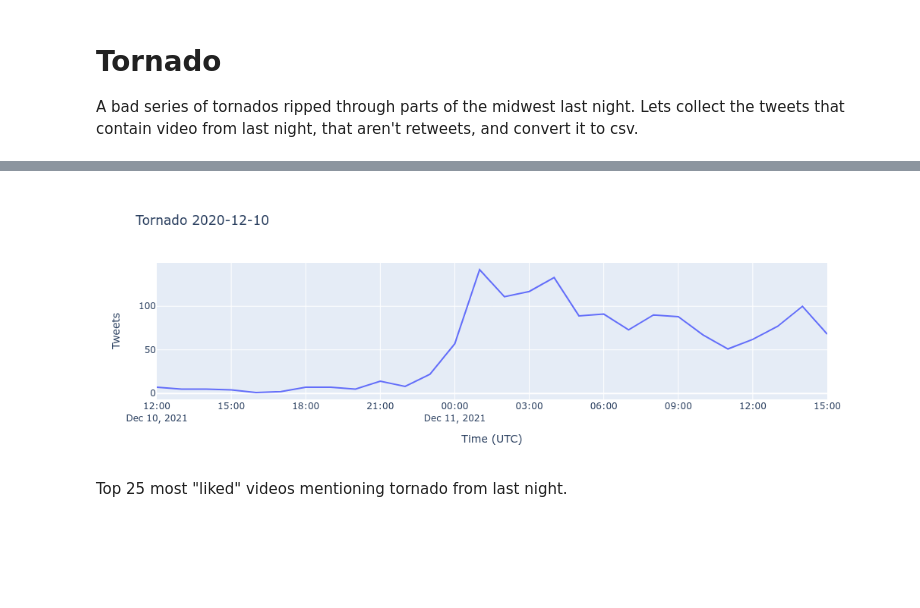
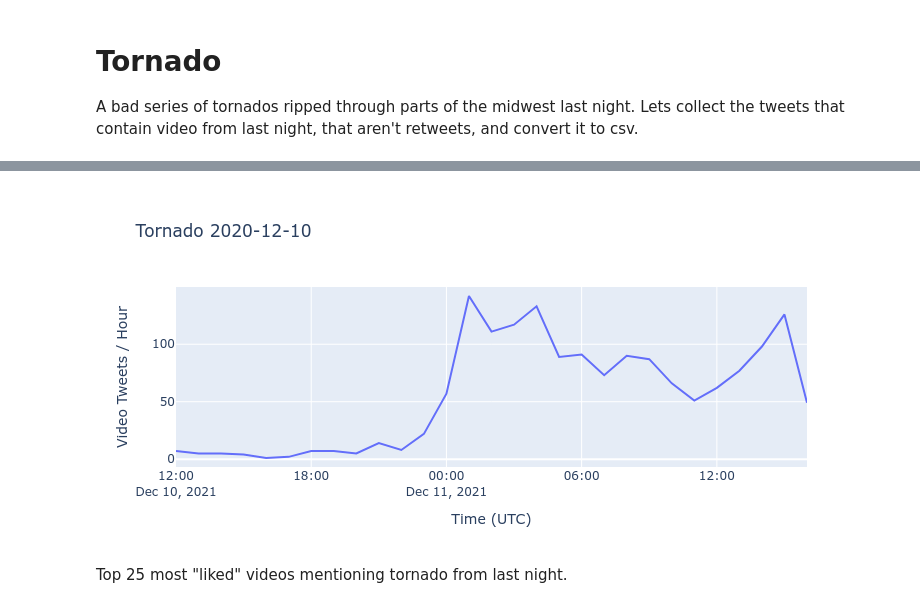
Before and after one commit to edsu/notebooks, a Jupyter notebook: Tornado.ipynb, the cells around one changed output, grey strips where cells are left out. Saved outputs shown, nothing was run; the diff lists cells and outputs as text; code cells hidden in the pictures; blank space fills up the shorter version.

```diff
--- a/Tornado.ipynb
+++ b/Tornado.ipynb
@@ -33,8 +33,6 @@ df
 # %%
 from plotly import express as xp
-import plotly.offline as pyo
 
-pyo.init_notebook_mode()
 times = df.resample('H', on='created_at').count()
-xp.line(times, x=times.index, y=times.id, labels={'id': 'Tweets', 'index': 'Time (UTC)'}, title='Tornado 2020-12-10')
+xp.line(times, x=times.index, y=times.id, labels={'id': 'Video Tweets / Hour', 'index': 'Time (UTC)'}, title='Tornado 2020-12-10')
 # %% [output]
@@ -42,4 +39,4 @@ xp.line(times, x=times.index, y=times.id, labels={'id': 'Tweets', 'index': 'Time
-[figure, old version]
+[figure, new version]
 # %% [markdown]
 Top 25 most "liked" videos mentioning tornado from last night.
 # %%
```
Also changed, not shown: parts of 4 cells of this notebook.
